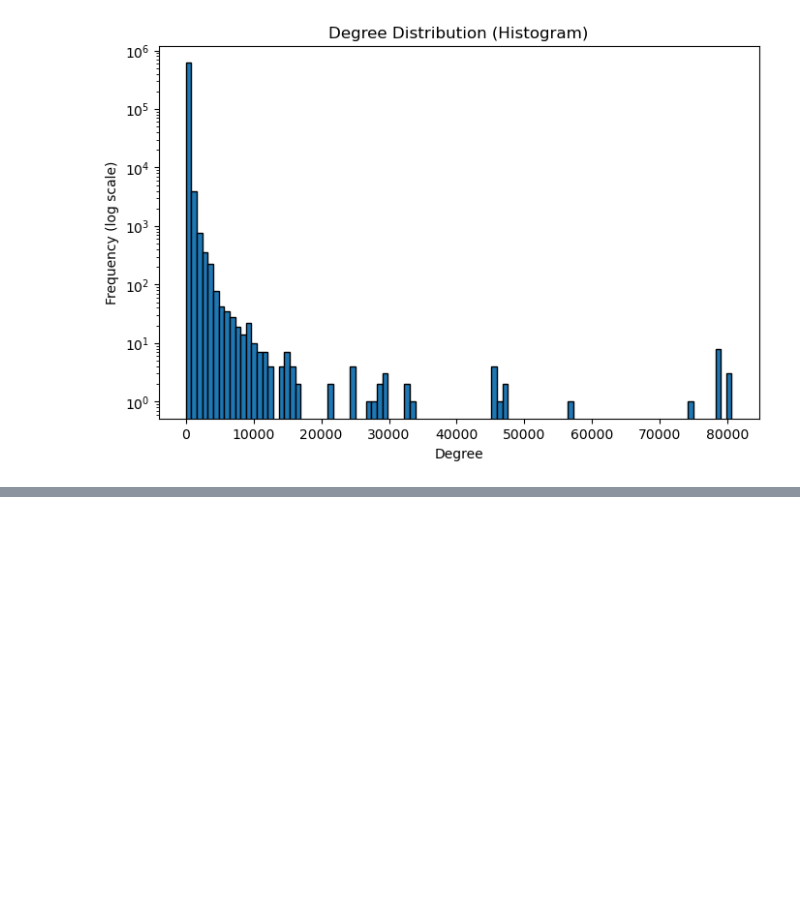
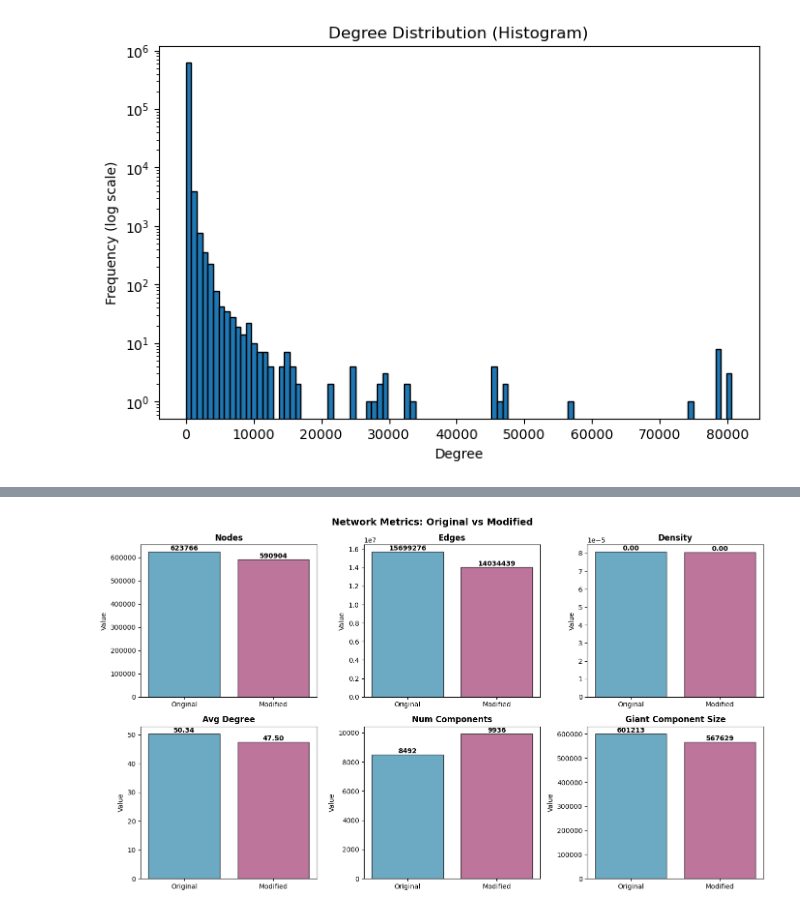
Before and after one commit to datvoidcat/NetAnalysis, a Jupyter notebook: project_analysis.ipynb, the cells around one changed output, grey strips where cells are left out. Cells and saved outputs as stored; diff of their text form; code cells hidden in the pictures; blank space fills up the shorter version.

```diff
--- a/project_analysis.ipynb
+++ b/project_analysis.ipynb
@@ -57,3 +57,17 @@ plt.title("Degree Distribution (Histogram)")
 plt.show()
 # %% [output]
 [figure]
+# %%
+# Store original network metrics
+original_metrics = {
+    'nodes': G.number_of_nodes(),
+    'edges': G.number_of_edges(),
+    'density': nx.density(G),
+    'avg_degree': np.mean([k for n, k in G.degree()]),
+    'num_components': len(list(nx.connected_components(G))),
+    'giant_component_size': len(max(nx.connected_components(G), key=len))
+}
+
+print("Original Network Metrics:")
+for key, value in original_metrics.items():
+    print(f"  {key}: {value}")
@@ -59,0 +141,35 @@ plt.show()
+# %%
+# Visualize comparison of metrics
+metrics_comparison = pd.DataFrame({
+    'Original': original_metrics,
+    'Modified': new_metrics
+})
+
+fig, axes = plt.subplots(2, 3, figsize=(14, 8))
+fig.suptitle('Network Metrics: Original vs Modified', fontsize=14, fontweight='bold')
+
+# Select numeric metrics for visualization
+viz_metrics = ['nodes', 'edges', 'density', 'avg_degree', 'num_components', 'giant_component_size']
+
+for idx, metric in enumerate(viz_metrics):
+    row = idx // 3
+    col = idx % 3
+    ax = axes[row, col]
+
+    values = [original_metrics[metric], new_metrics[metric]]
+    labels = ['Original', 'Modified']
+    colors = ['#2E86AB', '#A23B72']
+
+    ax.bar(labels, values, color=colors, alpha=0.7, edgecolor='black')
+    ax.set_title(metric.replace('_', ' ').title(), fontweight='bold')
+    ax.set_ylabel('Value')
+
+    # Add value labels on bars
+    for i, v in enumerate(values):
+        ax.text(i, v, f'{v:.2f}' if isinstance(v, float) else f'{int(v)}',
+                ha='center', va='bottom', fontweight='bold')
+
+plt.tight_layout()
+plt.show()
+# %% [output]
+[figure, added]
```
Also changed, not shown: parts of 2 cells of this notebook.
